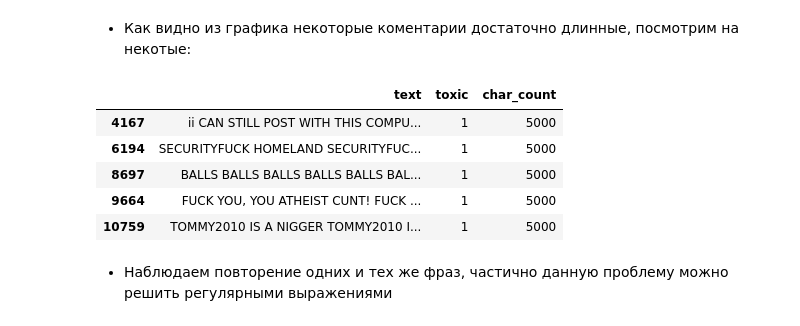
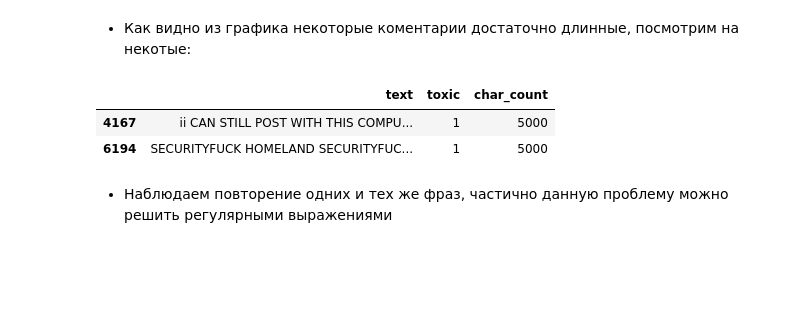
Before and after one commit to Denis-Mukhanov/toxic-comments, a Jupyter notebook: toxic_comments.ipynb, the cells around one changed output. Saved outputs shown, nothing was run; the diff lists cells and outputs as text; code cells hidden in the pictures; blank space fills up the shorter version.

```diff
--- a/toxic_comments.ipynb
+++ b/toxic_comments.ipynb
@@ -126,7 +115,7 @@ pd.options.display.max_colwidth = 500
 # %%
 # загрузка данных:
 try:
-    df = pd.read_csv('https://code.s3.yandex.net/datasets/toxic_comments.csv', index_col='Unnamed: 0')
+    df = pd.read_csv('data/toxic_comments.csv', index_col='Unnamed: 0')
     display(df.head(5))
 except:
     display('Данные не доступны')
@@ -248,14 +236,11 @@ plt.show()
 # %% [markdown]
 - Как видно из графика некоторые коментарии достаточно длинные, посмотрим на некотые:
 # %%
-display(df[df['char_count']==5000].head(5))
+display(df[df['char_count']==5000].head(2))
 # %% [output]
 |  | text | toxic | char_count |
 | 4167 | ii CAN STILL POST WITH THIS COMPU... | 1 | 5000 |
 | 6194 | SECURITYFUCK HOMELAND SECURITYFUC... | 1 | 5000 |
-| 8697 | BALLS BALLS BALLS BALLS BALLS BAL... | 1 | 5000 |
-| 9664 | FUCK YOU, YOU ATHEIST CUNT! FUCK ... | 1 | 5000 |
-| 10759 | TOMMY2010 IS A NIGGER TOMMY2010 I... | 1 | 5000 |
 # %% [markdown]
 - Наблюдаем повторение одних и тех же фраз, частично данную проблему можно решить регулярными выражениями
 # %% [markdown]
```
Also changed, not shown: parts of 24 cells of this notebook.
